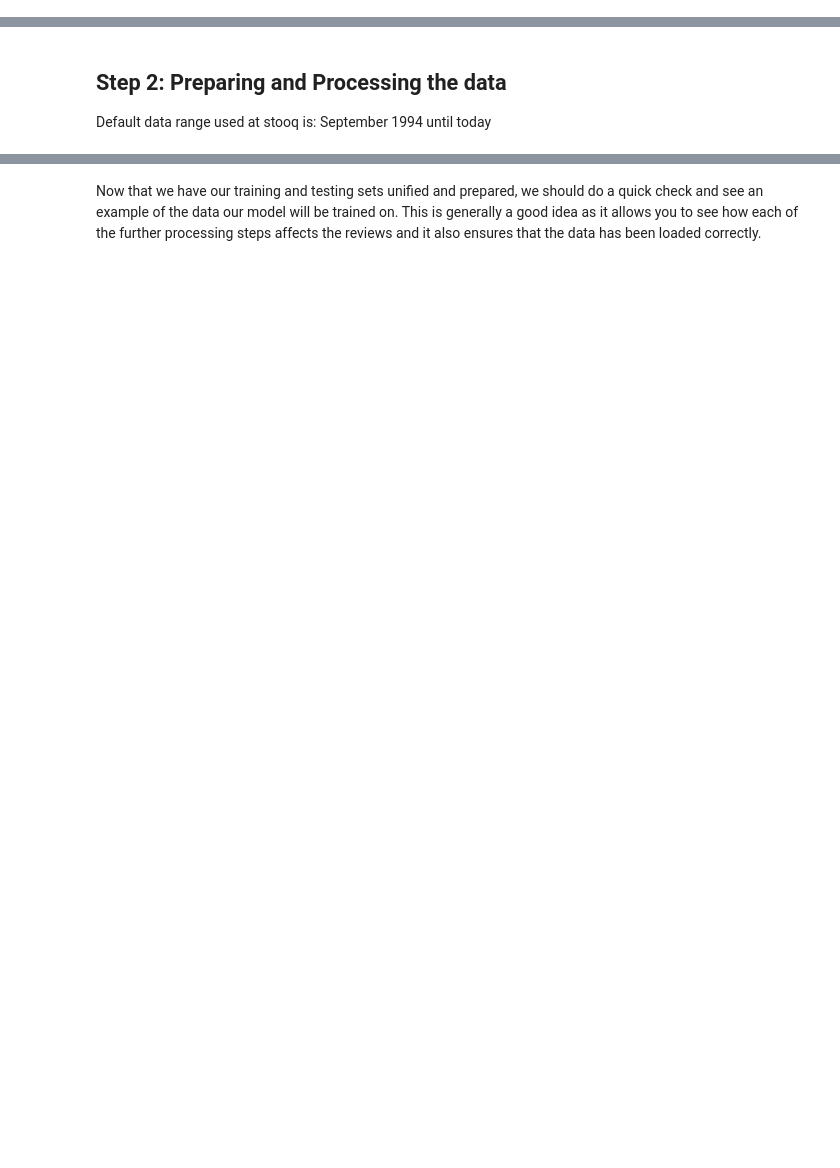
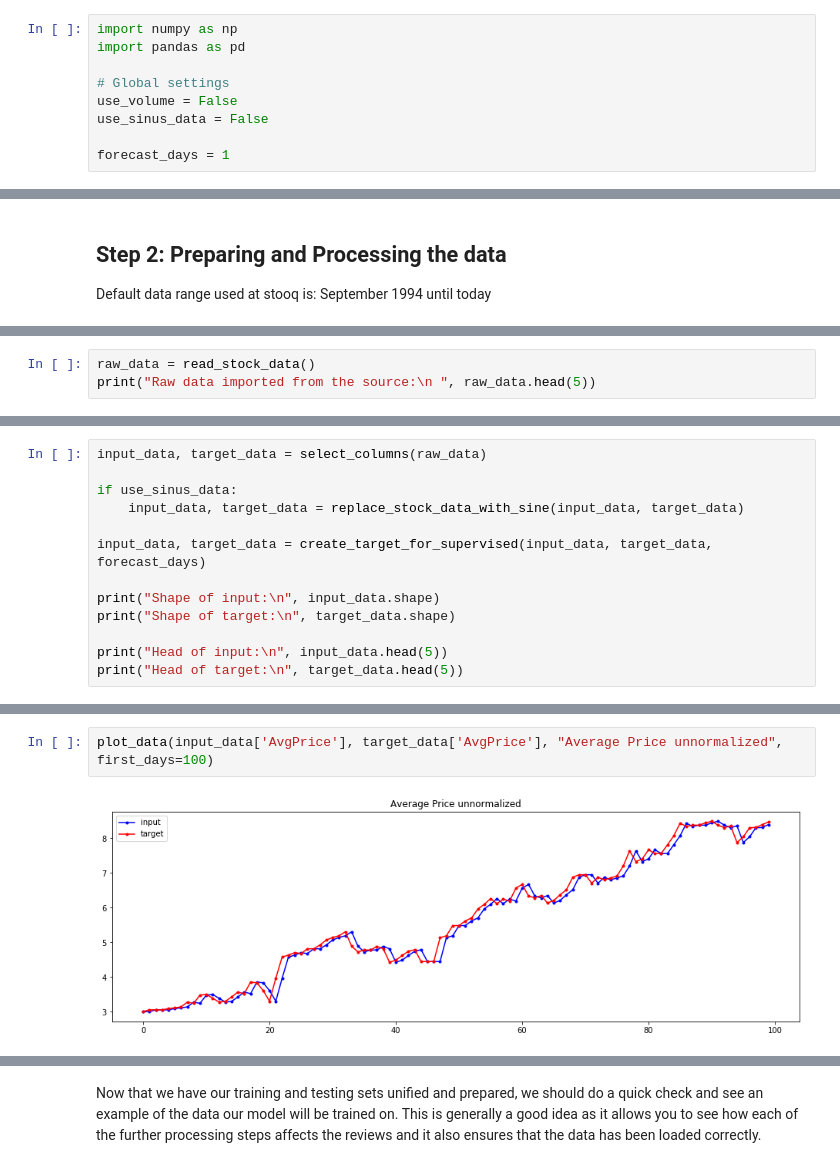
Before and after one commit to vikin91/stock-predictor-deep-learning-dojo, a Jupyter notebook: dojo-workbook-draft1.ipynb, the cells around one changed output, grey strips where cells are left out. Cells and saved outputs as stored; diff of their text form; blank space fills up the shorter version.

```diff
--- a/dojo-workbook-draft1.ipynb
+++ b/dojo-workbook-draft1.ipynb
@@ -32,6 +32,15 @@ In addition, you will deploy and use your trained model a second time. In the se
 
 We use the historical data from a polish provide Stooq.
 Visit https://stooq.com/q/d/?s=sap.de to fine-tune the data.
+# %%
+import numpy as np
+import pandas as pd
+
+# Global settings
+use_volume = False
+use_sinus_data = False
+
+forecast_days = 1
 # %%
 %mkdir -p "data"
 # Clean existing data if necessary
@@ -136,0 +138,3 @@ Data size target:  6045
+# %%
+raw_data = read_stock_data()
+print("Raw data imported from the source:\n ", raw_data.head(5))
@@ -136,0 +149,13 @@ Data size target:  6045
+# %%
+input_data, target_data = select_columns(raw_data)
+
+if use_sinus_data:
+    input_data, target_data = replace_stock_data_with_sine(input_data, target_data)
+
+input_data, target_data = create_target_for_supervised(input_data, target_data, forecast_days)
+
+print("Shape of input:\n", input_data.shape)
+print("Shape of target:\n", target_data.shape)
+
+print("Head of input:\n", input_data.head(5))
+print("Head of target:\n", target_data.head(5))
@@ -137,3 +181,7 @@ Data size target:  6045
+# %%
+plot_data(input_data['AvgPrice'], target_data['AvgPrice'], "Average Price unnormalized", first_days=100)
+# %% [output]
+[figure, added]
 # %%
 # Check if data is clean
 # Check for NaN, None, and other non-numerical data
```
Also changed, not shown: parts of 67 cells of this notebook, 6 other files.
